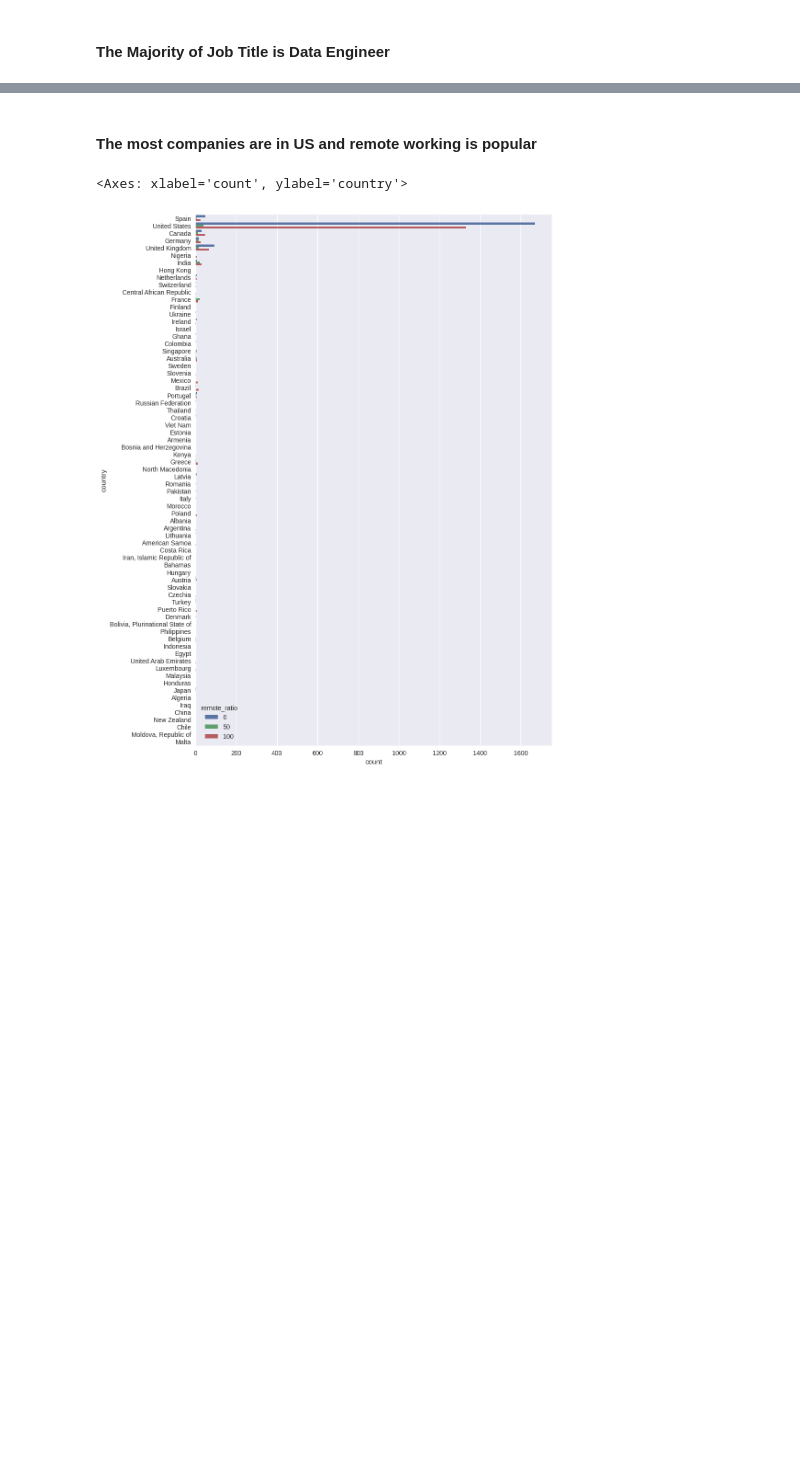
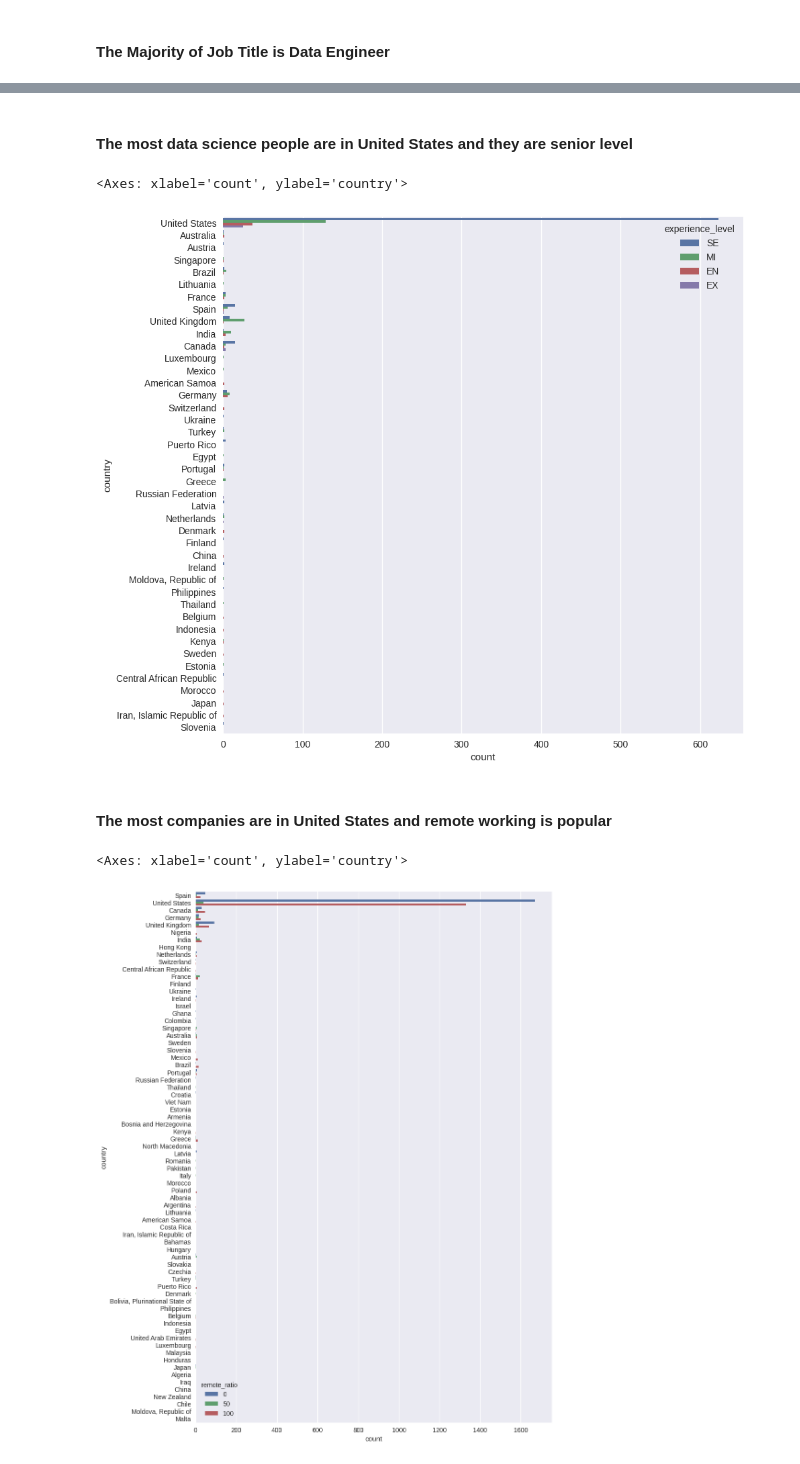
Before and after one commit to openmymai/DS-and-ML, a Jupyter notebook: ds-salary-prediction-with-tensorflow.ipynb, the cells around one changed output, grey strips where cells are left out. Cells and saved outputs as stored; diff of their text form; code cells hidden in the pictures; blank space fills up the shorter version.

```diff
--- a/ds-salary-prediction-with-tensorflow.ipynb
+++ b/ds-salary-prediction-with-tensorflow.ipynb
@@ -286,8 +278,16 @@ df_eda.head()
 | 2 | 2023 | MI | CT | ML Engineer | 25500 | USD | 25500 | ... |
 | 3 | 2023 | SE | FT | Data Scientist | 175000 | USD | 175000 | ... |
 | 4 | 2023 | SE | FT | Data Scientist | 120000 | USD | 120000 | ... |
+# %% [markdown]
+#### The most data science people are in United States and they are senior level
+# %%
+plt.figure(figsize=(10,10))
+sns.countplot(data=df_eda.sample(1000), y="country", hue="experience_level")
+# %% [output]
+<Axes: xlabel='count', ylabel='country'>
+[figure, added]
 # %% [markdown]
-#### The most companies are in US and remote working is popular
+#### The most companies are in United States and remote working is popular
 # %%
 plt.figure(figsize=(10,15))
 sns.countplot(data=df_eda, y="country", hue="remote_ratio")
```
Also changed, not shown: parts of 8 cells of this notebook.
